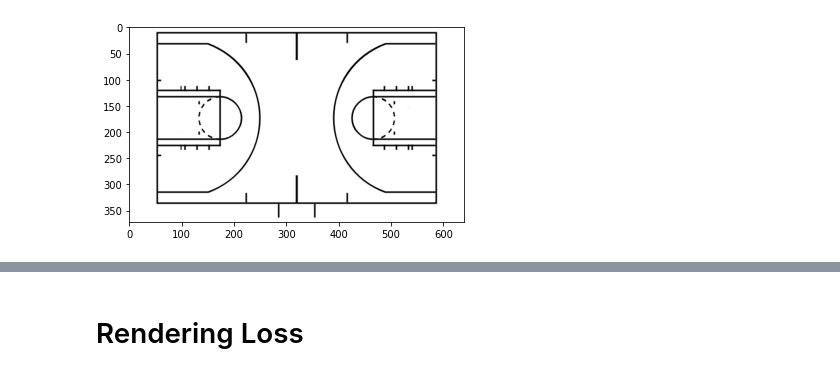
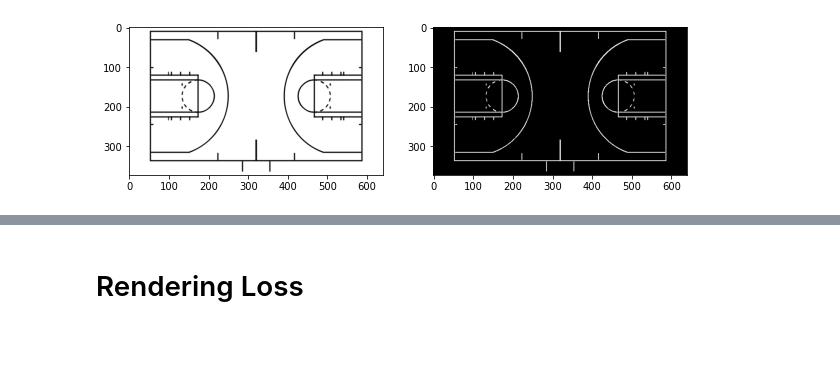
Before and after one commit to akarshkumar0101/nba-3d-ee-371q, a Jupyter notebook: rendering.ipynb, the cells around one changed output, grey strips where cells are left out. Saved outputs shown, nothing was run; the diff lists cells and outputs as text; code cells hidden in the pictures; blank space fills up the shorter version.

```diff
--- a/rendering.ipynb
+++ b/rendering.ipynb
@@ -145,6 +171,10 @@ plt.show()
 # %%
 img = plt.imread('/home/akarshkumar0101/Insync/akarshkumar0101@gmail.com/Google Drive/nba-3d-data/court.png')
-plt.imshow(img)
+gray = cv2.cvtColor(img, cv2.COLOR_RGBA2GRAY)
+binary = gray<0.1
+plt.figure(figsize=(10,3))
+plt.subplot(121);plt.imshow(img)
+plt.subplot(122);plt.imshow(binary, cmap='gray')
 plt.show()
 # %% [output]
-[figure, old version]
+[figure, new version]
```
Also changed, not shown: parts of 39 cells of this notebook.
